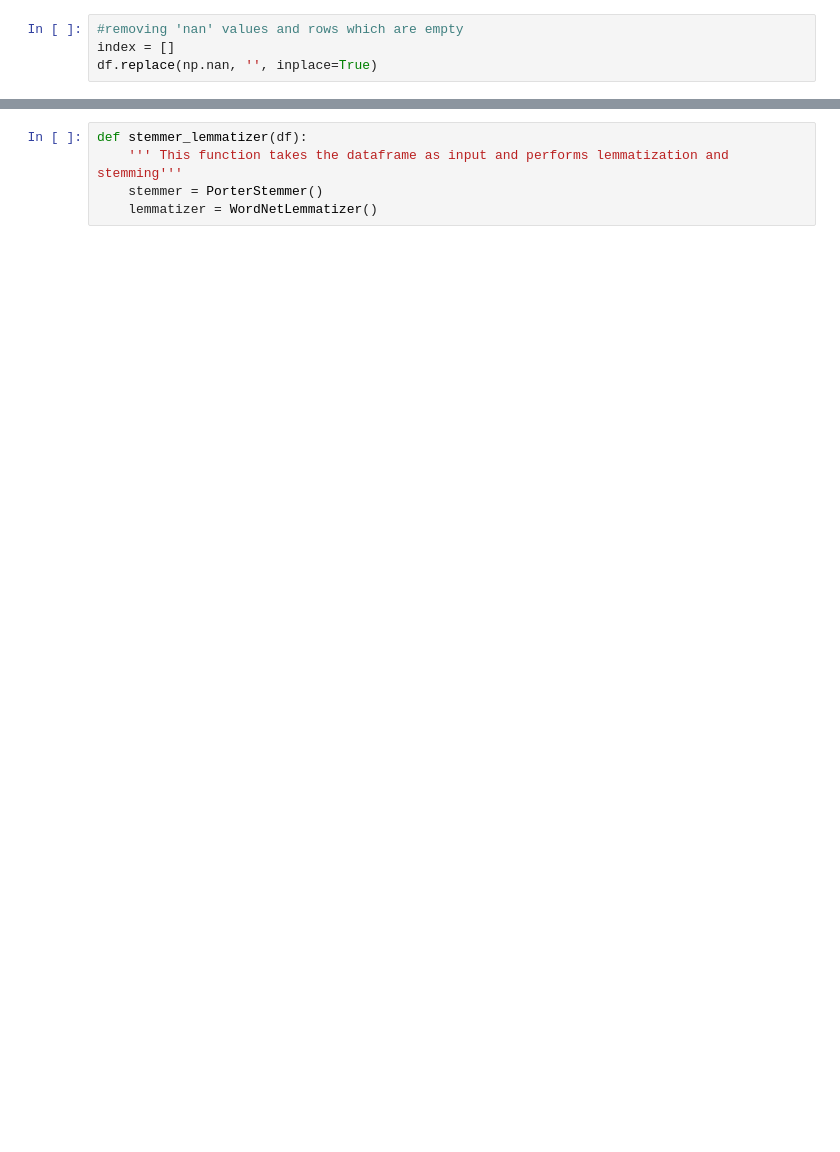
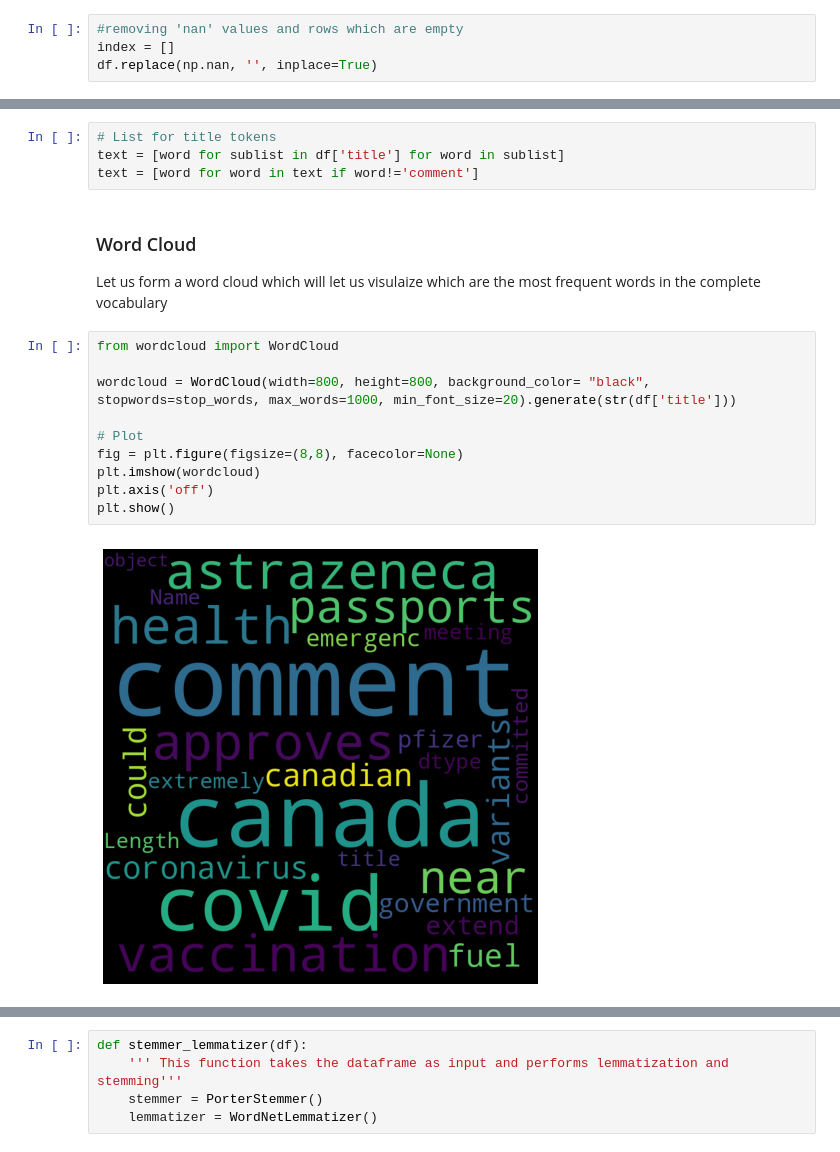
Before and after one commit to sristishree/RedditVaccineMyth, a Jupyter notebook: reddit-vaccine-myth-sentiment-analysis.ipynb, the cells around one changed output, grey strips where cells are left out. Saved outputs shown, nothing was run; the diff lists cells and outputs as text; blank space fills up the shorter version.

```diff
--- a/reddit-vaccine-myth-sentiment-analysis.ipynb
+++ b/reddit-vaccine-myth-sentiment-analysis.ipynb
@@ -276,0 +299,19 @@ df['body'] = df['body'].apply(lambda text : re.sub(r'[^\w\s]', ' ', text))
+# %%
+# List for title tokens
+text = [word for sublist in df['title'] for word in sublist]
+text = [word for word in text if word!='comment']
+# %% [markdown]
+### Word Cloud
+Let us form a word cloud which will let us visulaize which are the most frequent words in the complete vocabulary
+# %%
+from wordcloud import WordCloud
+
+wordcloud = WordCloud(width=800, height=800, background_color= "black", stopwords=stop_words, max_words=1000, min_font_size=20).generate(str(df['title']))
+
+# Plot
+fig = plt.figure(figsize=(8,8), facecolor=None)
+plt.imshow(wordcloud)
+plt.axis('off')
+plt.show()
+# %% [output]
+[figure, added]
```
Also changed, not shown: parts of 16 cells of this notebook.
